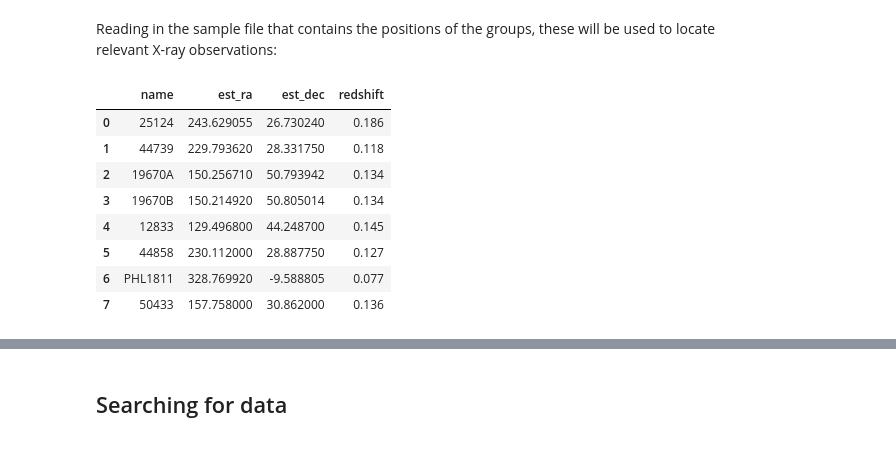
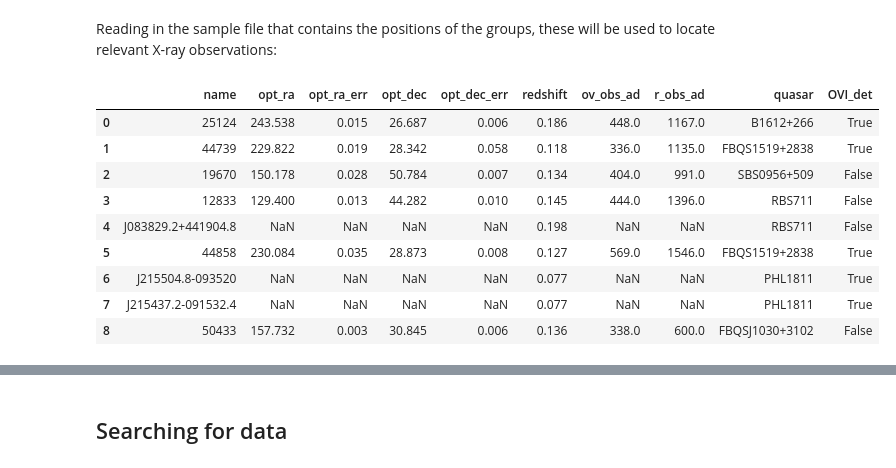
Before and after one commit to DavidT3/OVI_groups, a Jupyter notebook: notebooks/get_xray_data.ipynb, the cells around one changed output, grey strips where cells are left out. Saved outputs shown, nothing was run; the diff lists cells and outputs as text; code cells hidden in the pictures.

```diff
--- a/notebooks/get_xray_data.ipynb
+++ b/notebooks/get_xray_data.ipynb
@@ -26,15 +26,16 @@ from warnings import warn
 # %% [markdown]
 Reading in the sample file that contains the positions of the groups, these will be used to locate relevant X-ray observations:
 # %%
-samp = pd.read_csv("../sample_files/init_group_info.csv")
+samp = pd.read_csv("../sample_files/opt_group_info.csv")
 samp
 # %% [output]
-|  | name | est_ra | est_dec | redshift |
-| 0 | 25124 | 243.629055 | 26.730240 | 0.186 |
-| 1 | 44739 | 229.793620 | 28.331750 | 0.118 |
-| 2 | 19670A | 150.256710 | 50.793942 | 0.134 |
-| 3 | 19670B | 150.214920 | 50.805014 | 0.134 |
-| 4 | 12833 | 129.496800 | 44.248700 | 0.145 |
-| 5 | 44858 | 230.112000 | 28.887750 | 0.127 |
-| 6 | PHL1811 | 328.769920 | -9.588805 | 0.077 |
-| 7 | 50433 | 157.758000 | 30.862000 | 0.136 |
+|  | name | opt_ra | opt_ra_err | opt_dec | opt_dec_err | redshift | ov_obs_ad | r_obs_ad | quasar | OVI_det |
+| 0 | 25124 | 243.538 | 0.015 | 26.687 | 0.006 | 0.186 | 448.0 | 1167.0 | B1612+266 | True |
+| 1 | 44739 | 229.822 | 0.019 | 28.342 | 0.058 | 0.118 | 336.0 | 1135.0 | FBQS1519+2838 | True |
+| 2 | 19670 | 150.178 | 0.028 | 50.784 | 0.007 | 0.134 | 404.0 | 991.0 | SBS0956+509 | False |
+| 3 | 12833 | 129.400 | 0.013 | 44.282 | 0.010 | 0.145 | 444.0 | 1396.0 | RBS711 | False |
+| 4 | J083829.2+441904.8 | NaN | NaN | NaN | NaN | 0.198 | NaN | NaN | RBS711 | False |
+| 5 | 44858 | 230.084 | 0.035 | 28.873 | 0.008 | 0.127 | 569.0 | 1546.0 | FBQS1519+2838 | True |
+| 6 | J215504.8-093520 | NaN | NaN | NaN | NaN | 0.077 | NaN | NaN | PHL1811 | True |
+| 7 | J215437.2-091532.4 | NaN | NaN | NaN | NaN | 0.077 | NaN | NaN | PHL1811 | True |
+| 8 | 50433 | 157.732 | 0.003 | 30.845 | 0.006 | 0.136 | 338.0 | 600.0 | FBQSJ1030+3102 | False |
```
Also changed, not shown: parts of 24 cells of this notebook.
